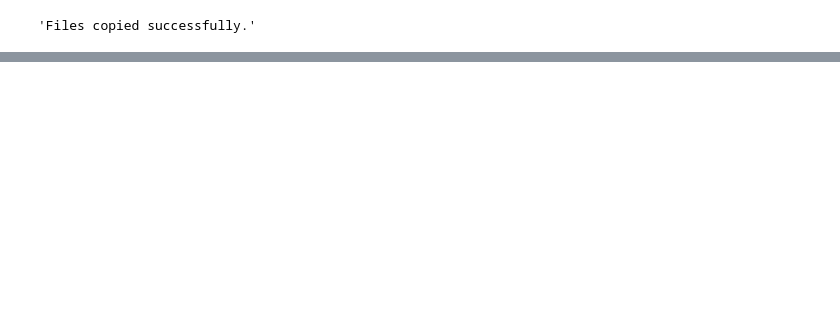
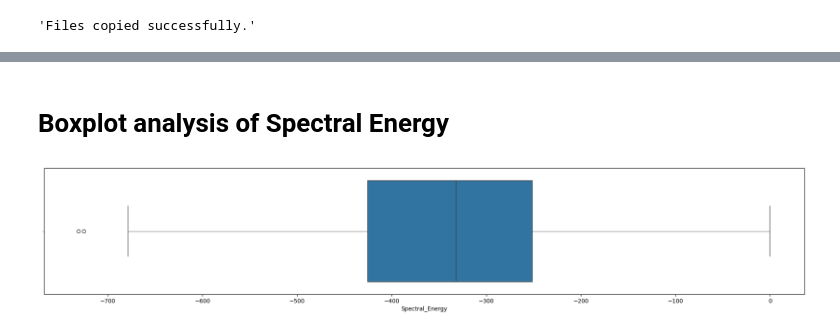
Before and after one commit to RussellArvin/animalsoundprediction, a Jupyter notebook: main.ipynb, the cells around one changed output, grey strips where cells are left out. Saved outputs shown, nothing was run; the diff lists cells and outputs as text; code cells hidden in the pictures; blank space fills up the shorter version.

```diff
--- a/main.ipynb
+++ b/main.ipynb
@@ -263,0 +362,9 @@ animal_metadata
+# %% [markdown]
+# Boxplot analysis of Spectral Energy
+# %%
+# Assuming 'animal_metadata_encoded' is your DataFrame and it contains a 'Spectral_Energy' column
+f = plt.figure(figsize=(24, 4))
+sb.boxplot(data=animal_metadata_encoded['Spectral_Energy'], orient="h")
+plt.show()
+# %% [output]
+[figure, added]
```
Also changed, not shown: parts of 16 cells of this notebook.
